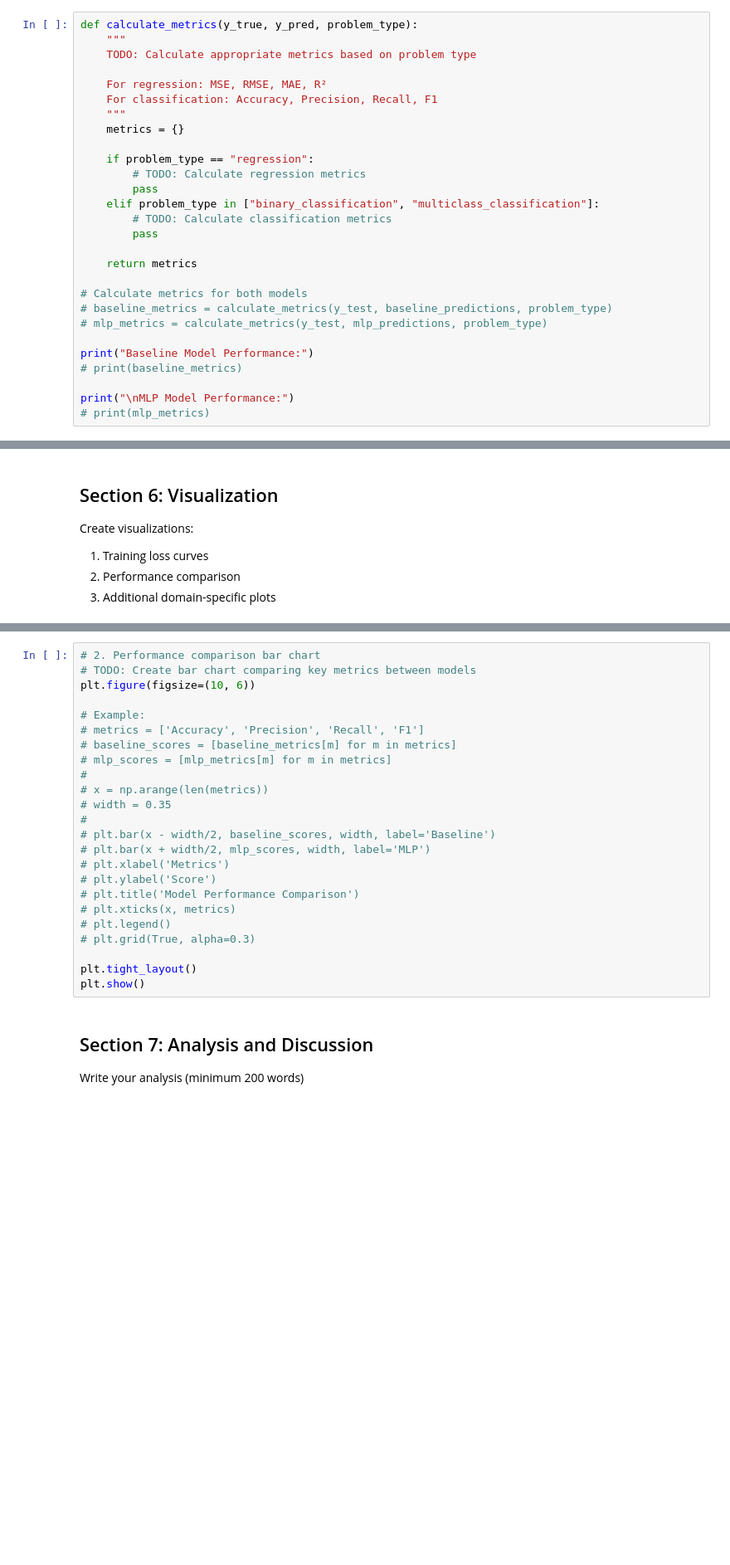
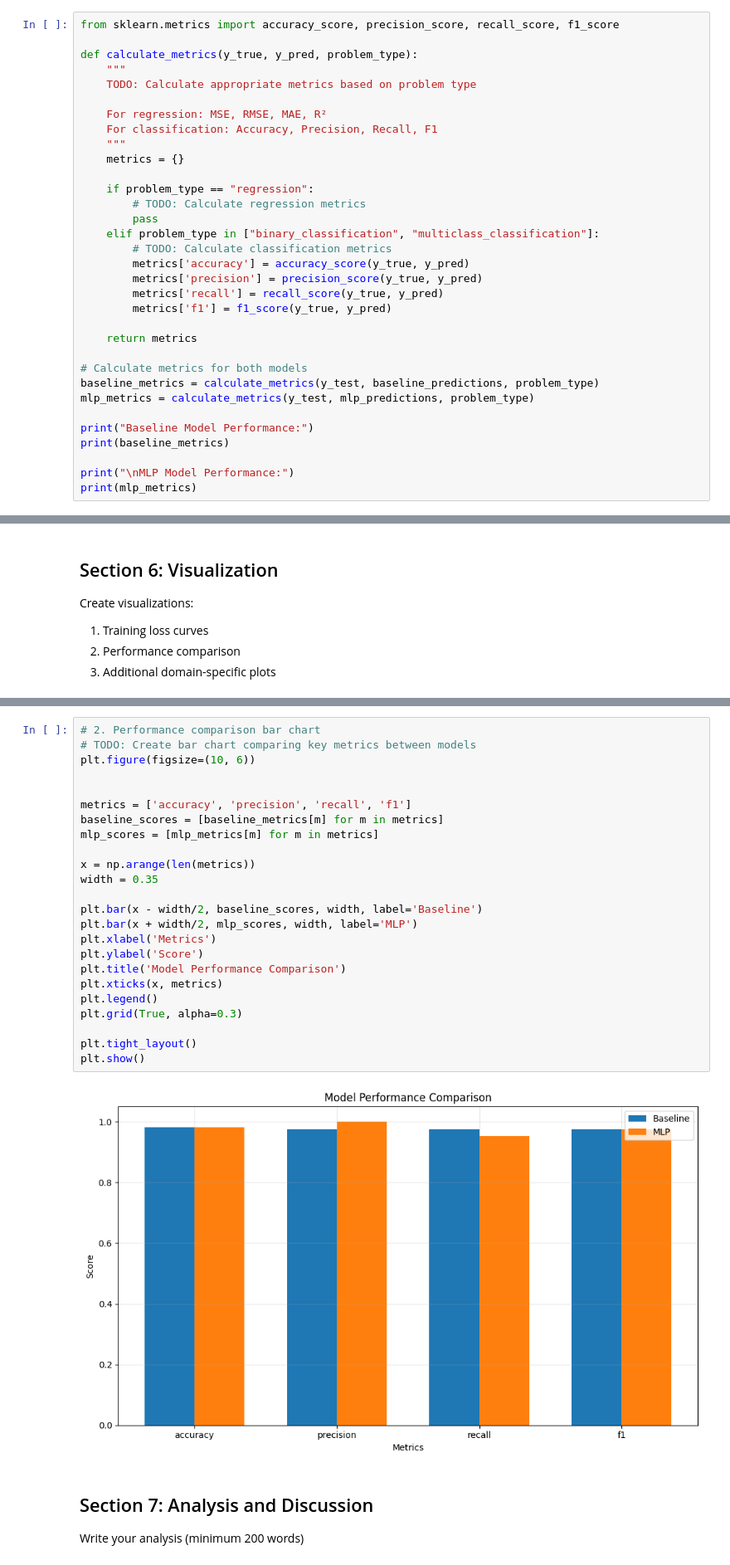
Before and after one commit to dkumar-23/Masters_ML, a Jupyter notebook: DNN_Assignment_1.ipynb, the cells around one changed output, grey strips where cells are left out. Shown at 83% size. Cells and saved outputs as stored; diff of their text form; blank space fills up the shorter version.

```diff
--- a/DNN_Assignment_1.ipynb
+++ b/DNN_Assignment_1.ipynb
@@ -413,6 +483,8 @@ print(f"✓ Loss decreased from {mlp_model.loss_history[0]:.4f} to {mlp_model.lo
 
 Calculate appropriate metrics for your problem type
 # %%
+from sklearn.metrics import accuracy_score, precision_score, recall_score, f1_score
+
 def calculate_metrics(y_true, y_pred, problem_type):
     """
     TODO: Calculate appropriate metrics based on problem type
@@ -427,16 +499,19 @@ def calculate_metrics(y_true, y_pred, problem_type):
         pass
     elif problem_type in ["binary_classification", "multiclass_classification"]:
         # TODO: Calculate classification metrics
-        pass
+        metrics['accuracy'] = accuracy_score(y_true, y_pred)
+        metrics['precision'] = precision_score(y_true, y_pred)
+        metrics['recall'] = recall_score(y_true, y_pred)
+        metrics['f1'] = f1_score(y_true, y_pred)
 
     return metrics
 
 # Calculate metrics for both models
-# baseline_metrics = calculate_metrics(y_test, baseline_predictions, problem_type)
-# mlp_metrics = calculate_metrics(y_test, mlp_predictions, problem_type)
+baseline_metrics = calculate_metrics(y_test, baseline_predictions, problem_type)
+mlp_metrics = calculate_metrics(y_test, mlp_predictions, problem_type)
 
 print("Baseline Model Performance:")
-# print(baseline_metrics)
+print(baseline_metrics)
 
 print("\nMLP Model Performance:")
-# print(mlp_metrics)
+print(mlp_metrics)
@@ -474,27 +557,29 @@ plt.show()
 # %%
 # 2. Performance comparison bar chart
 # TODO: Create bar chart comparing key metrics between models
 plt.figure(figsize=(10, 6))
 
-# Example:
-# metrics = ['Accuracy', 'Precision', 'Recall', 'F1']
-# baseline_scores = [baseline_metrics[m] for m in metrics]
-# mlp_scores = [mlp_metrics[m] for m in metrics]
-#
-# x = np.arange(len(metrics))
-# width = 0.35
-#
-# plt.bar(x - width/2, baseline_scores, width, label='Baseline')
-# plt.bar(x + width/2, mlp_scores, width, label='MLP')
-# plt.xlabel('Metrics')
-# plt.ylabel('Score')
-# plt.title('Model Performance Comparison')
-# plt.xticks(x, metrics)
-# plt.legend()
-# plt.grid(True, alpha=0.3)
+
+metrics = ['accuracy', 'precision', 'recall', 'f1']
+baseline_scores = [baseline_metrics[m] for m in metrics]
+mlp_scores = [mlp_metrics[m] for m in metrics]
+
+x = np.arange(len(metrics))
+width = 0.35
+
+plt.bar(x - width/2, baseline_scores, width, label='Baseline')
+plt.bar(x + width/2, mlp_scores, width, label='MLP')
+plt.xlabel('Metrics')
+plt.ylabel('Score')
+plt.title('Model Performance Comparison')
+plt.xticks(x, metrics)
+plt.legend()
+plt.grid(True, alpha=0.3)
 
 plt.tight_layout()
 plt.show()
+# %% [output]
+[figure, added]
 # %% [markdown]
 ## Section 7: Analysis and Discussion
 
```
Also changed, not shown: parts of 11 cells of this notebook.
